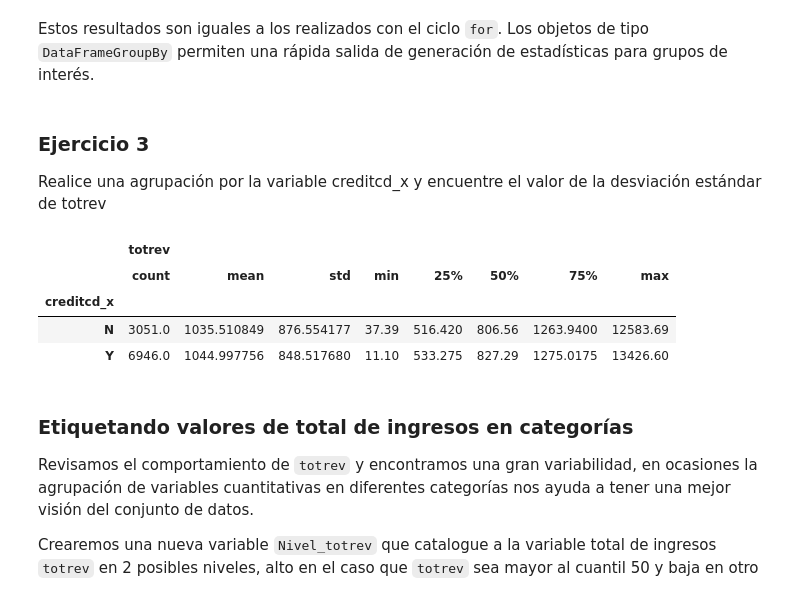
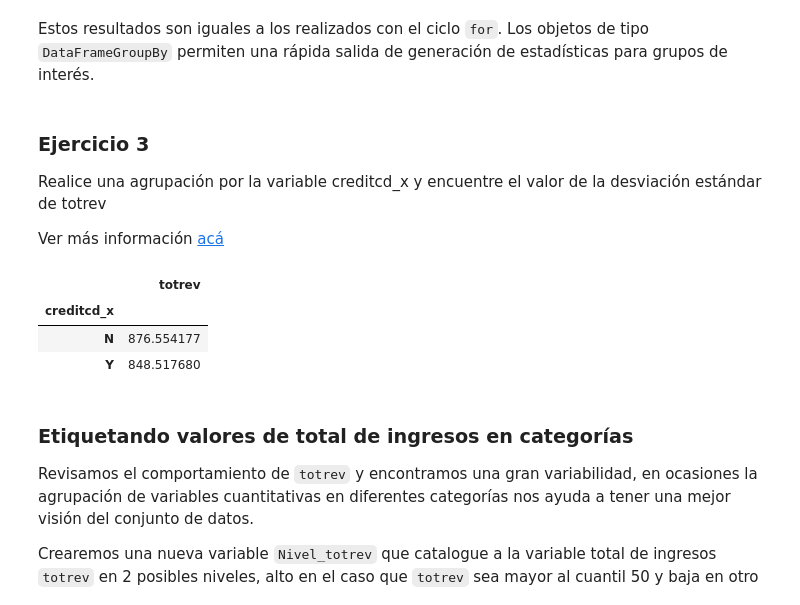
Before and after one commit to jazaineam1/Andes_ADDBD, a Jupyter notebook: Sesion4/M1_Clase_4_Manipulación_de_datos_en_Python.ipynb, the cells around one changed output. Cells and saved outputs as stored; diff of their text form; code cells hidden in the pictures.

```diff
--- a/Sesion4/M1_Clase_4_Manipulación_de_datos_en_Python.ipynb
+++ b/Sesion4/M1_Clase_4_Manipulación_de_datos_en_Python.ipynb
@@ -1017,16 +1097,17 @@ Estos resultados son iguales a los realizados con el ciclo `for`. Los objetos de
 ### Ejercicio 3
 
 Realice una agrupación por la variable creditcd_x y encuentre el valor de la desviación estándar de totrev
+
+Ver más información [acá](https://pandas.pydata.org/docs/reference/frame.html#computations-descriptive-stats)
 # %%
 # realice el ejercicio en este espacio
 
-df3[["creditcd_x","totrev"]].groupby('creditcd_x').describe()
+df3[["creditcd_x","totrev"]].groupby('creditcd_x').std()
 # %% [output]
-|  | totrev |  |  |  |  |  |  |  |
-|  | count | mean | std | min | 25% | 50% | 75% | max |
-| creditcd_x |  |  |  |  |  |  |  |  |
-| N | 3051.0 | 1035.510849 | 876.554177 | 37.39 | 516.420 | 806.56 | 1263.9400 | 12583.69 |
-| Y | 6946.0 | 1044.997756 | 848.517680 | 11.10 | 533.275 | 827.29 | 1275.0175 | 13426.60 |
+|  | totrev |
+| creditcd_x |  |
+| N | 876.554177 |
+| Y | 848.517680 |
 # %% [markdown]
 ### Etiquetando valores de total de ingresos en categorías
 
```
Also changed, not shown: parts of 19 cells of this notebook.
